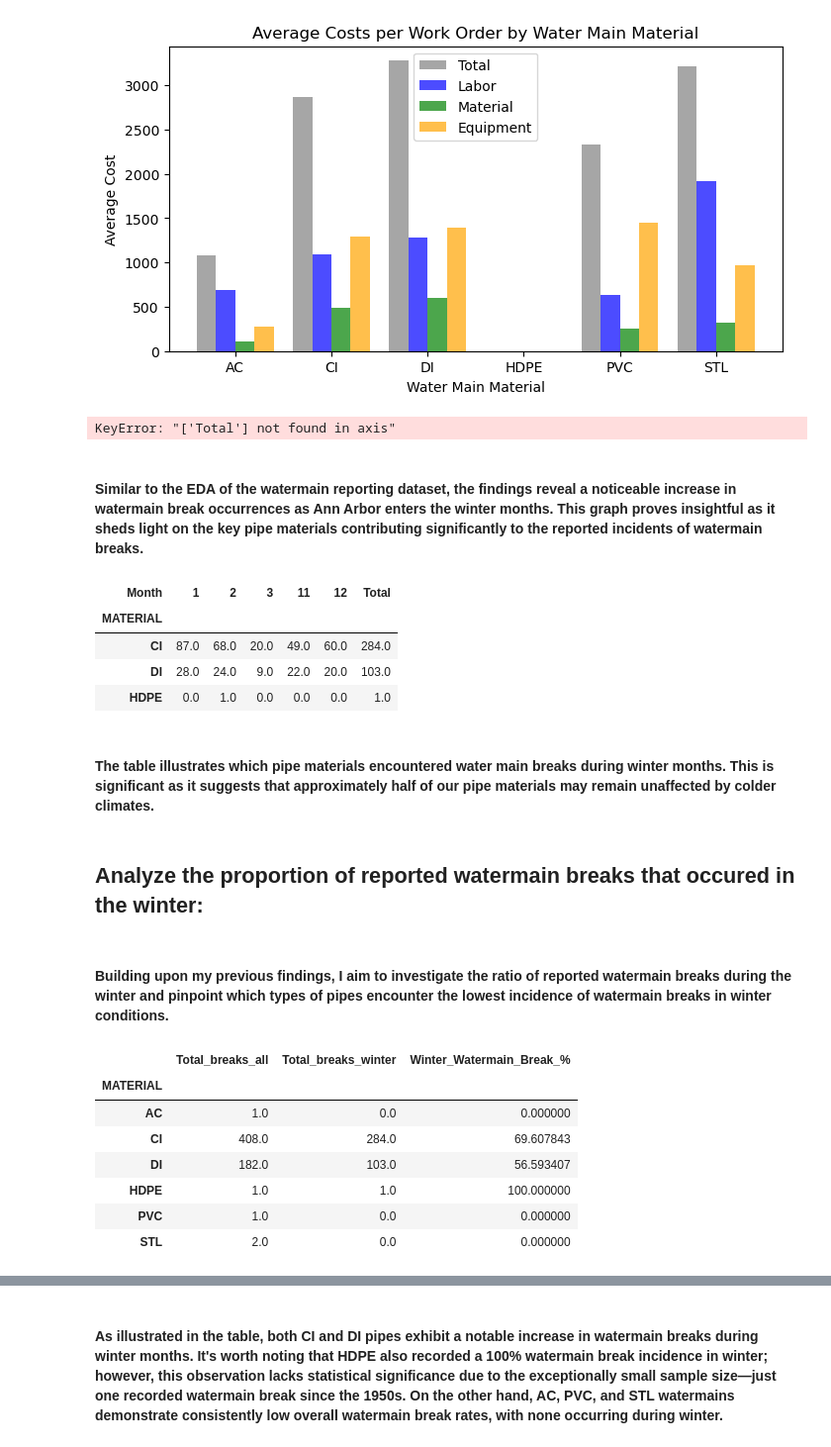
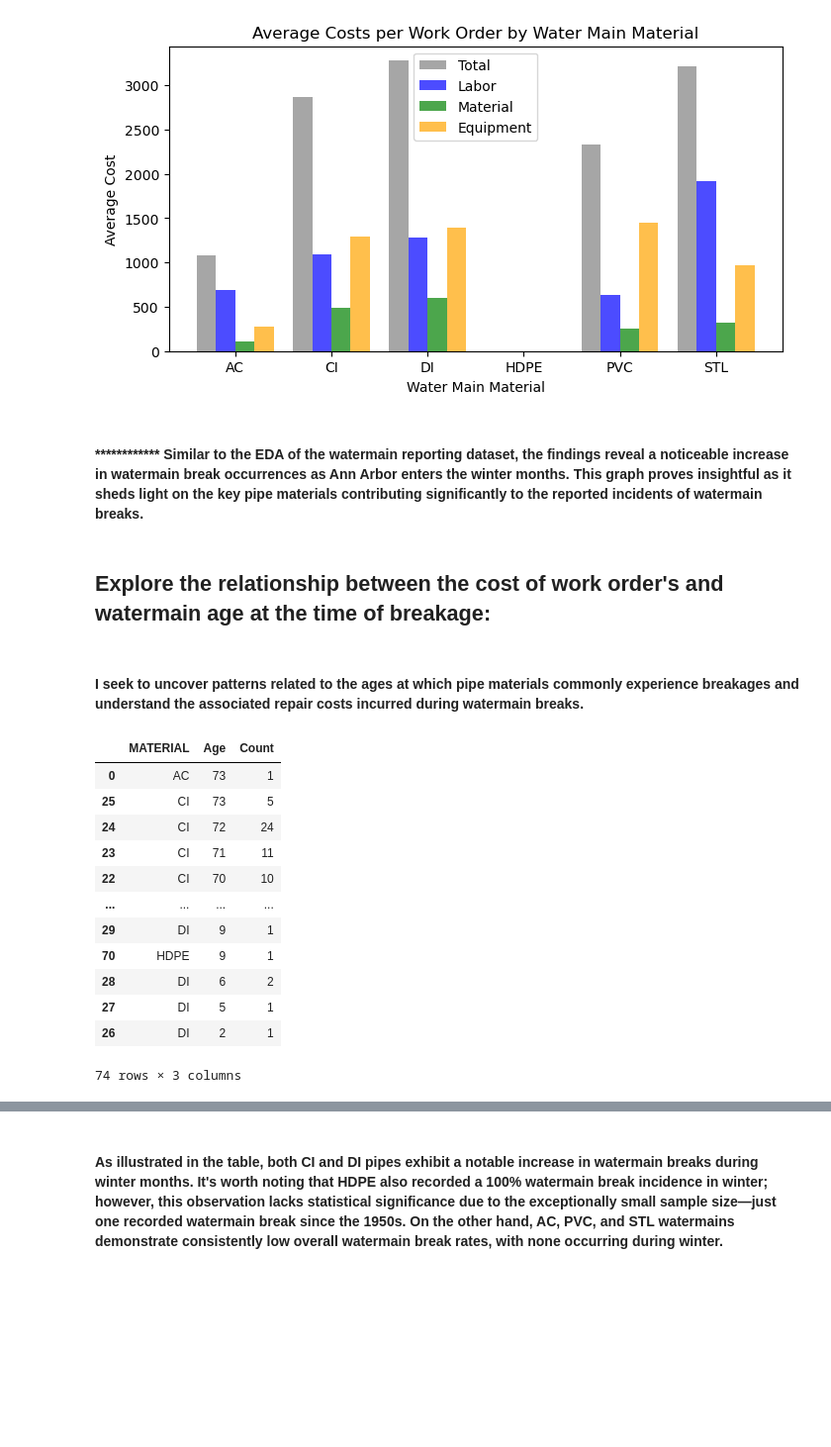
Before and after one commit to hernanth1/Ann-Arbor-Watermain-Project, a Jupyter notebook: 3 - RQ2 Analysis.ipynb, the cells around one changed output, grey strips where cells are left out. Shown at 99% size. Drawn from its saved outputs; the diff is of its cells as text; code cells hidden in the pictures; blank space fills up the shorter version.

```diff
--- a/3 - RQ2 Analysis.ipynb
+++ b/3 - RQ2 Analysis.ipynb
@@ -191,53 +206,29 @@ ax.legend()
 plt.show()
 # %% [output]
 [figure]
-# %%
-# made a line chart to visualize my previous findings and to see how winter affects watermain break reporting of each material
-pipe_break_months_all_line = pipe_break_months_all.drop('Total', axis=1)
-
-ax = pipe_break_months_all_line.transpose().plot(kind='line', marker='o', figsize=(8, 4))
-ax.set_ylabel('Number of Pipes')
-ax.set_xlabel('Month')
-ax.set_title('Total Number of Pipes Broken in Each Month by MATERIAL')
-plt.legend(title='MATERIAL', bbox_to_anchor=(1.05, 1), loc='upper left')
-
-plt.show()
-# %% [output]
-KeyError: "['Total'] not found in axis"
 # %% [markdown]
-#### Similar to the EDA of the watermain reporting dataset, the findings reveal a noticeable increase in watermain break occurrences as Ann Arbor enters the winter months. This graph proves insightful as it sheds light on the key pipe materials contributing significantly to the reported incidents of watermain breaks.
+#### ************ Similar to the EDA of the watermain reporting dataset, the findings reveal a noticeable increase in watermain break occurrences as Ann Arbor enters the winter months. This graph proves insightful as it sheds light on the key pipe materials contributing significantly to the reported incidents of watermain breaks.
-# %%
-# used groupby to narrow down previous results and examine what pipe materials broke in winter months
-pipe_break_months_winter = winter_main_data.groupby('MATERIAL')['Month'].value_counts().unstack().fillna(0.0)
-
-# created a total column to calculate the sum of pipe breaks per material
-pipe_break_months_winter['Total'] = pipe_break_months_winter.sum(axis=1)
-pipe_break_months_winter
-# %% [output]
-| Month | 1 | 2 | 3 | 11 | 12 | Total |
-| MATERIAL |  |  |  |  |  |  |
-| CI | 87.0 | 68.0 | 20.0 | 49.0 | 60.0 | 284.0 |
-| DI | 28.0 | 24.0 | 9.0 | 22.0 | 20.0 | 103.0 |
-| HDPE | 0.0 | 1.0 | 0.0 | 0.0 | 0.0 | 1.0 |
-# %% [markdown]
-#### The table illustrates which pipe materials encountered water main breaks during winter months. This is significant as it suggests that approximately half of our pipe materials may remain unaffected by colder climates.
 # %% [markdown]
-## Analyze the proportion of reported watermain breaks that occured in the winter:
+## Explore the relationship between the cost of work order's and watermain age at the time of breakage:
 # %% [markdown]
-#### Building upon my previous findings, I aim to investigate the ratio of reported watermain breaks during the winter and pinpoint which types of pipes encounter the lowest incidence of watermain breaks in winter conditions.
+#### I seek to uncover patterns related to the ages at which pipe materials commonly experience breakages and understand the associated repair costs incurred during watermain breaks.
-# %%
-# created a new table called merged_table containing the totals of my previous two tables
-merged_table = pd.merge(pipe_break_months_all['Total'], pipe_break_months_winter['Total'], on='MATERIAL', how='left', suffixes=('_breaks_all', '_breaks_winter')).fillna(0)
-
-# created a new column that calculates the proportion of all reported watermain breaks that occured in the winter
-merged_table['Winter_Watermain_Break_%'] = ((pipe_break_months_winter['Total'] / pipe_break_months_all['Total']) * 100).fillna(0.0)
-merged_table
-# %% [output]
-|  | Total_breaks_all | Total_breaks_winter | Winter_Watermain_Break_% |
-| MATERIAL |  |  |  |
-| AC | 1.0 | 0.0 | 0.000000 |
-| CI | 408.0 | 284.0 | 69.607843 |
-| DI | 182.0 | 103.0 | 56.593407 |
-| HDPE | 1.0 | 1.0 | 100.000000 |
-| PVC | 1.0 | 0.0 | 0.000000 |
-| STL | 2.0 | 0.0 | 0.000000 |
+# %%
+# created a table to identify the frequencey of age pipe materials exerienced a break at.
+grouped_ages = main_data.groupby(['MATERIAL', 'Age']).size().reset_index(name='Count')
+grouped_ages_sorted = grouped_ages.sort_values(by='Age', ascending= False)
+
+grouped_ages_sorted
+# %% [output]
+|  | MATERIAL | Age | Count |
+| 0 | AC | 73 | 1 |
+| 25 | CI | 73 | 5 |
+| 24 | CI | 72 | 24 |
+| 23 | CI | 71 | 11 |
+| 22 | CI | 70 | 10 |
+| ... | ... | ... | ... |
+| 29 | DI | 9 | 1 |
+| 70 | HDPE | 9 | 1 |
+| 28 | DI | 6 | 2 |
+| 27 | DI | 5 | 1 |
+| 26 | DI | 2 | 1 |
+74 rows × 3 columns
```
Also changed, not shown: parts of 2 cells of this notebook, 1 other file.
